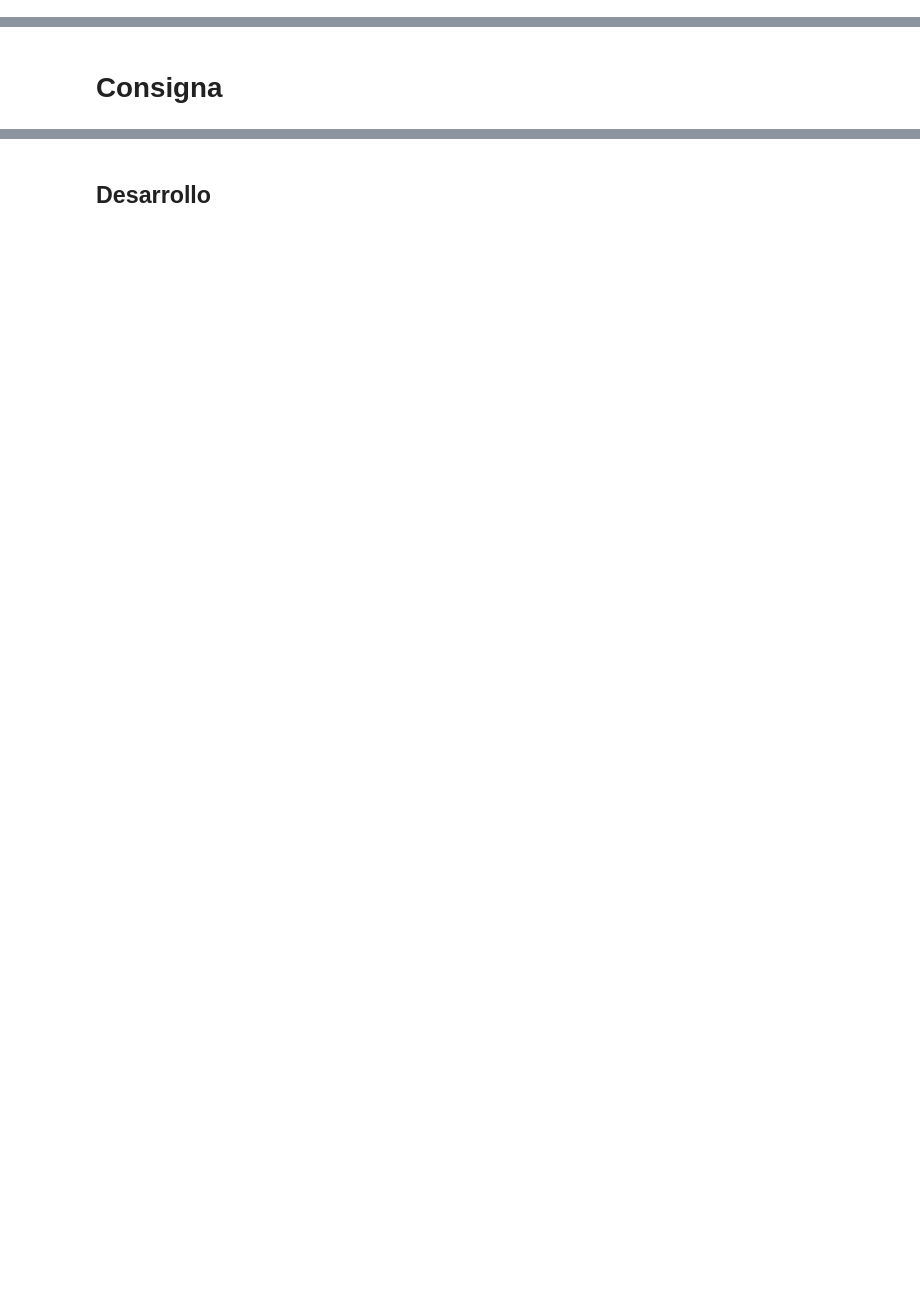
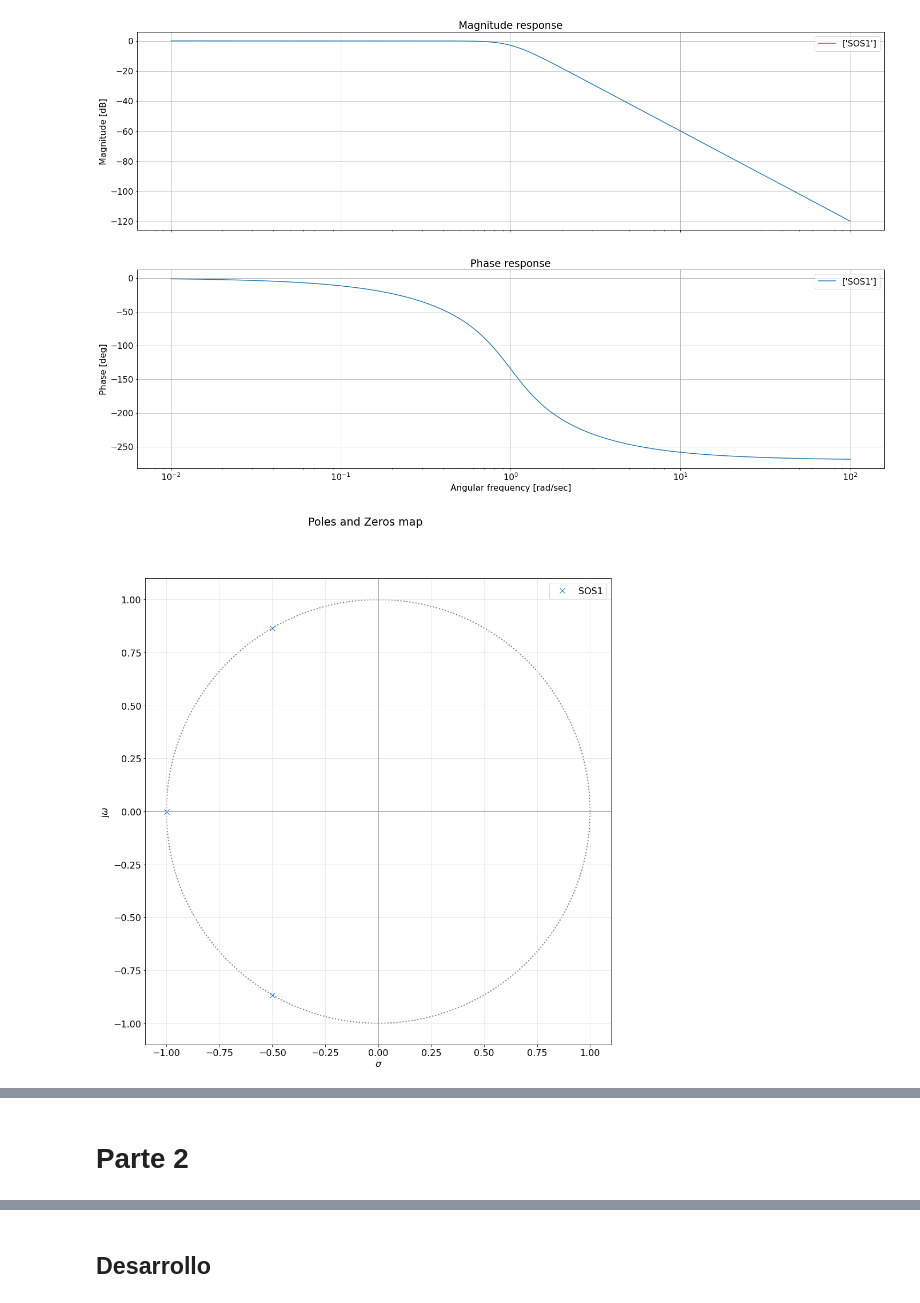
Before and after one commit to mpmarfisi/TC2, a Jupyter notebook: Tarea Semanal 8/TS8_Marfisi.ipynb, the cells around one changed output, grey strips where cells are left out. Drawn from its saved outputs; the diff is of its cells as text; code cells hidden in the pictures; blank space fills up the shorter version.

```diff
--- a/Tarea Semanal 8/TS8_Marfisi.ipynb
+++ b/Tarea Semanal 8/TS8_Marfisi.ipynb
@@ -8,0 +80,12 @@
+# %%
+# Análisis del sistema
+#pretty_print_bicuad_omegayq(num1, den1)
+sos_1 = sig.TransferFunction(num1, den1)
+
+all_sos = [sos_1]
+
+plt.close('all')
+analyze_sys(all_sos, sys_name=['SOS1'])
+# %% [output]
+[figure, added]
+[figure, added]
@@ -9,5 +93,5 @@
 # %% [markdown]
-# Consigna
+# Parte 2
 # %% [markdown]
 ![Consigna](Consigna1.png "Consigna")
 # %% [markdown]
```
Also changed, not shown: parts of 10 cells of this notebook, 5 other files.
